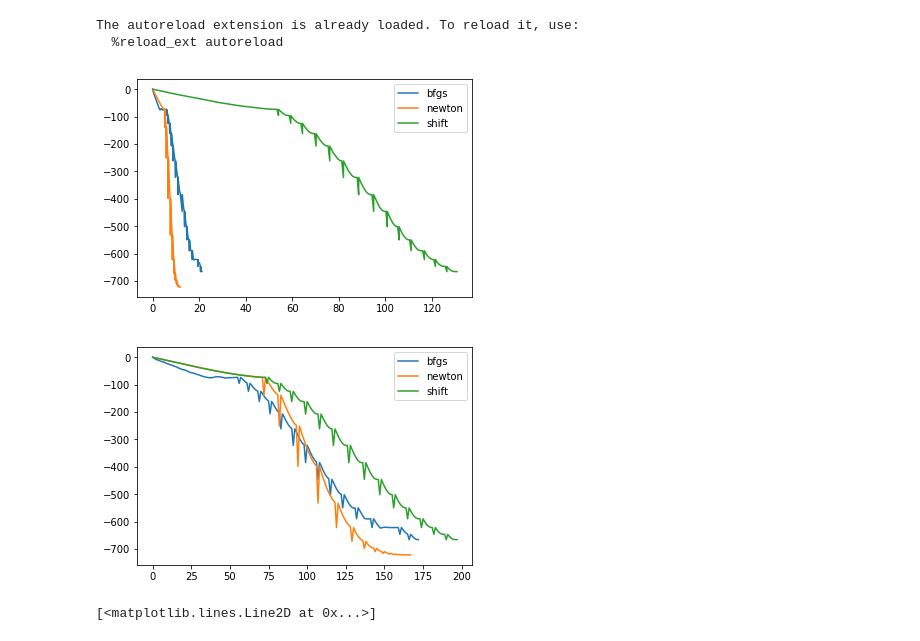
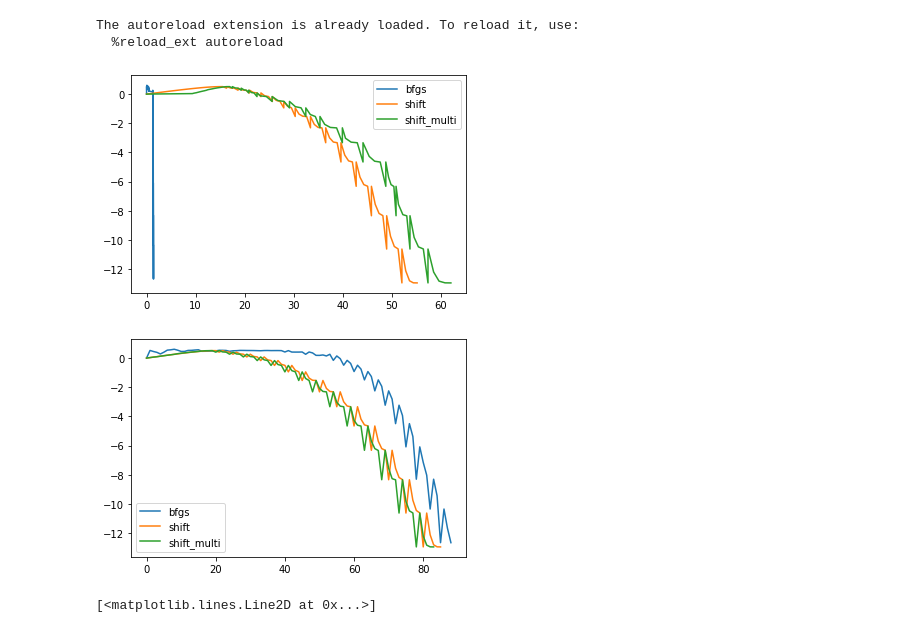
Before and after one commit to daniellengyel/new_adventure, a Jupyter notebook: notebooks/Opt_Comparisons.ipynb, the cells around one changed output. Drawn from its saved outputs; the diff is of its cells as text; code cells hidden in the pictures.

```diff
--- a/notebooks/Opt_Comparisons.ipynb
+++ b/notebooks/Opt_Comparisons.ipynb
@@ -13,31 +13,31 @@ from utils import convert_opt_path
 The autoreload extension is already loaded. To reload it, use:
   %reload_ext autoreload
 # %%
-exp_path = "/Users/daniellengyel/new_adventure/experiments/linear/"
-# exp_path = "/rds/general/user/dl2119/home/new_adventure/experiments/linear/"
+# exp_path = "/Users/daniellengyel/new_adventure/experiments/linear/"
+exp_path = "/rds/general/user/dl2119/home/new_adventure/experiments/linear/"
 
-bfgs_folder = "BFGS_May30_13-02-34_Daniels-MacBook-Pro-4.local"
-bfgs_id = "1622372554.19792"
+bfgs_folder = "BFGS_May30_18-18-20_cx1-132-1-8.cx1.hpc.ic.ac.uk"
+bfgs_id = "1622395100.252428"
 bfgs_path = na.save_load.load_opt_path(exp_path + bfgs_folder, bfgs_id)
 
-newton_folder = "Newton_IPM_May30_13-04-00_Daniels-MacBook-Pro-4.local"
-newton_id = "1622372640.546655"
-newton_path = na.save_load.load_opt_path(exp_path + newton_folder, newton_id)
+# newton_folder = "Newton_IPM_May30_18-18-20_cx1-132-1-8.cx1.hpc.ic.ac.uk"
+# newton_id = "1622395100.2600033"
+# newton_path = na.save_load.load_opt_path(exp_path + newton_folder, newton_id)
 
-shift_folder = "Newton_shift_est_IPM_May30_12-55-46_Daniels-MacBook-Pro-4.local"
-shift_id = "1622372146.1822772"
+shift_folder = "Newton_shift_est_IPM_May30_18-18-20_cx1-132-1-8.cx1.hpc.ic.ac.uk"
+shift_id = "1622395102.1026633"
 shift_path = na.save_load.load_opt_path(exp_path + shift_folder, shift_id)
 
-# bfgs_shift_folder = "BFGS_Apr19_14-55-42_Daniels-MacBook-Pro-4.local"
-# bfgs_shift_id = "1618840542.725157"
-# bfgs_shift_path = na.save_load.load_opt_path(exp_path + bfgs_shift_folder, bfgs_shift_id)
+shift_multi_folder = "Newton_shift_est_IPM_May30_18-44-44_cx3-7-14.cx3.hpc.ic.ac.uk"
+shift_multi_id = "1622396684.4056358"
+shift_multi_path = na.save_load.load_opt_path(exp_path + shift_multi_folder, shift_multi_id)
 # %%
 
 
 bfgs_vals = convert_opt_path(bfgs_path)
-newton_vals = convert_opt_path(newton_path)
+# newton_vals = convert_opt_path(newton_path)
 shift_vals = convert_opt_path(shift_path)
-# bfgs_shift_vals = convert_opt_path(bfgs_shift_path)
+shift_multi_vals = convert_opt_path(shift_multi_path)
 
 
 # bfgs_vals = np.array([[[np.sum(p[i][0]), p[i][1]] for i in range(len(p))] for p in bfgs_path ]).reshape(-1, 2)
@@ -45,25 +45,25 @@ shift_vals = convert_opt_path(shift_path)
 # shift_vals = np.array([[[np.sum(p[i][0]), p[i][1]] for i in range(len(p))] for p in shift_path ]).reshape(-1, 2)
 # %%
 plt.plot(bfgs_vals[:, 1], bfgs_vals[:, 0], label="bfgs")
-plt.plot(newton_vals[:, 1], newton_vals[:, 0], label="newton")
+# plt.plot(newton_vals[:, 1], newton_vals[:, 0], label="newton")
 plt.plot(shift_vals[:, 1], shift_vals[:, 0], label="shift")
-# plt.plot(bfgs_shift_vals[:, 1], bfgs_shift_vals[:, 0], label="bfgs_shift")
+plt.plot(shift_multi_vals[:, 1], shift_multi_vals[:, 0], label="shift_multi")
 
 plt.legend()
 # plt.ylim(-6000, -5500)
 plt.show()
 # %% [output]
-[figure, old version]
+[figure, new version]
 # %%
 plt.plot(bfgs_vals[:, 0], label="bfgs")
-plt.plot(newton_vals[:, 0], label="newton")
+# plt.plot(newton_vals[:, 0], label="newton")
 plt.plot(shift_vals[:, 0], label="shift")
-# plt.plot(bfgs_shift_vals[:, 0], label="bfgs_shift")
+plt.plot(shift_multi_vals[:, 0], label="shift_multi")
 
 plt.legend()
 plt.show()
 # %% [output]
-[figure, old version]
+[figure, new version]
 # %%
 def path_distance(path1, path2):
     res = []
```
Also changed, not shown: parts of 6 cells of this notebook, 6 other files.
